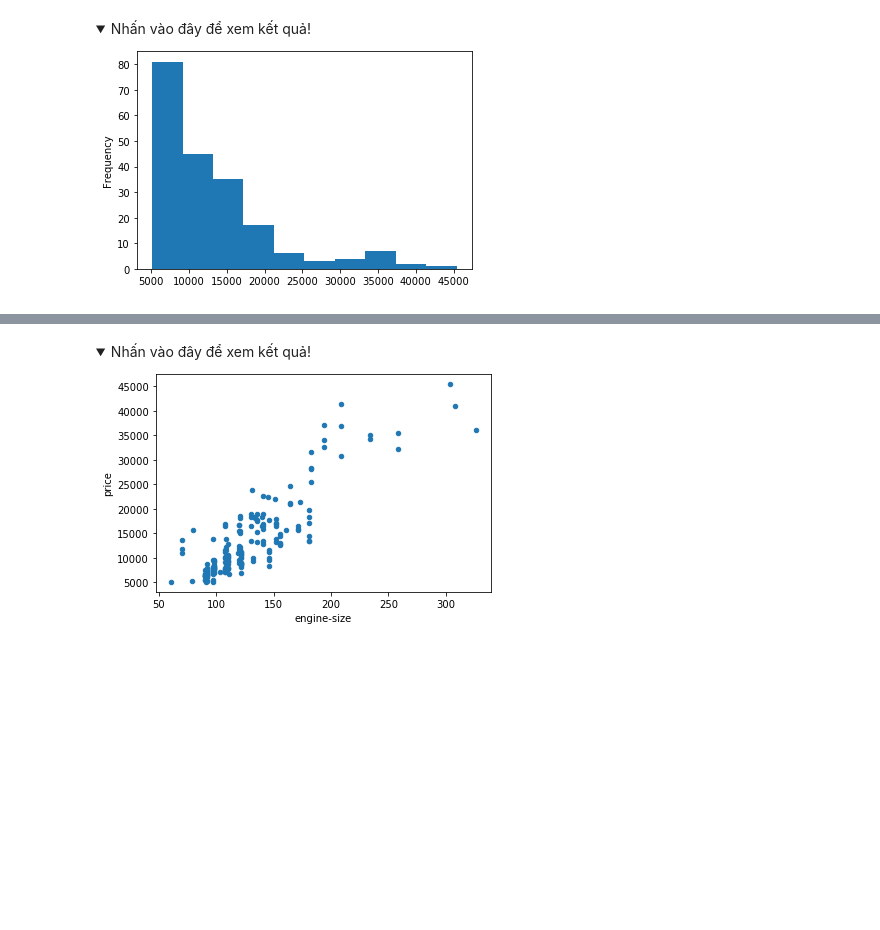
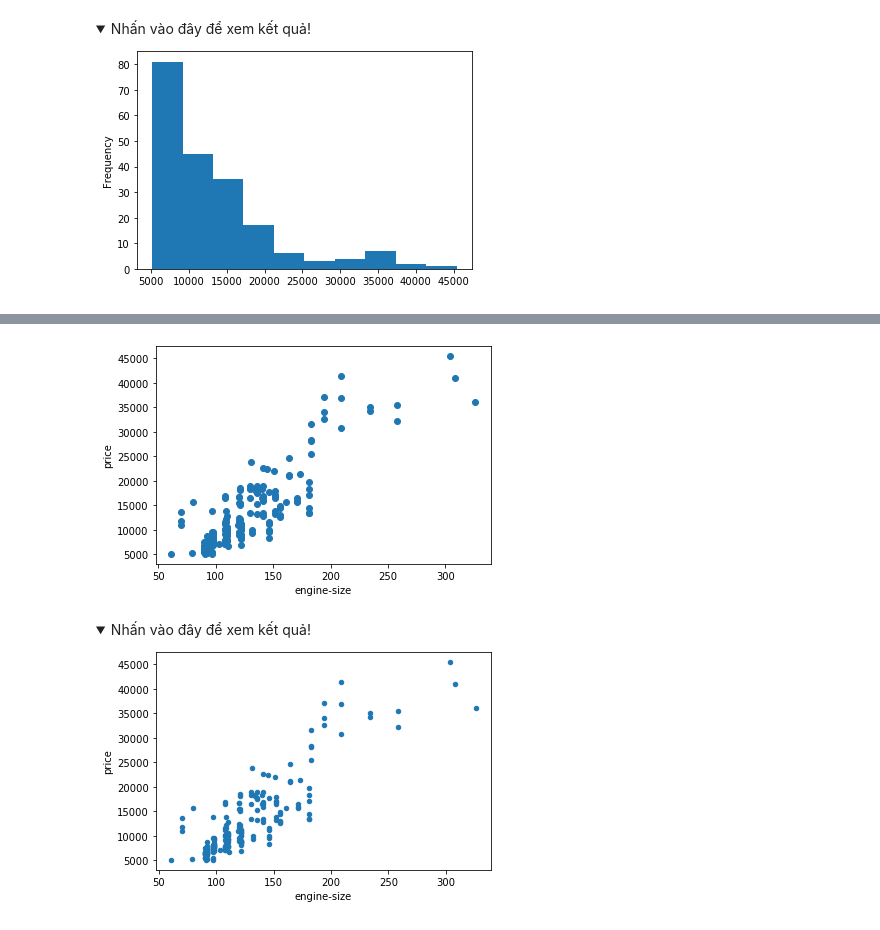
Before and after one commit to kienonline19/complete-python-course, a Jupyter notebook: problems/mr-dat-problems/Dataframe_Bai_lam_them_2 (Part 2).ipynb, the cells around one changed output, grey strips where cells are left out. Saved outputs shown, nothing was run; the diff lists cells and outputs as text; code cells hidden in the pictures; folded sections open; blank space fills up the shorter version.

```diff
--- a/problems/mr-dat-problems/Dataframe_Bai_lam_them_2 (Part 2).ipynb
+++ b/problems/mr-dat-problems/Dataframe_Bai_lam_them_2 (Part 2).ipynb
@@ -2107,6 +2184,16 @@ See the caveats in the documentation: https://pandas.pydata.org/pandas-docs/stab
 </details>
 # %%
 # Câu 21: Vẽ biểu đồ thể hiện giá trị giữa 'engine-size' và 'price'
+x = df['engine-size']
+y = df['price']
+
+plt.xlabel('engine-size')
+plt.ylabel('price')
+
+plt.scatter(x, y)
+plt.show()
+# %% [output]
+[figure, added]
 # %% [markdown]
 <details>
   <summary>Nhấn vào đây để xem kết quả!</summary>
```
Also changed, not shown: parts of 12 cells of this notebook, 1 other file.
